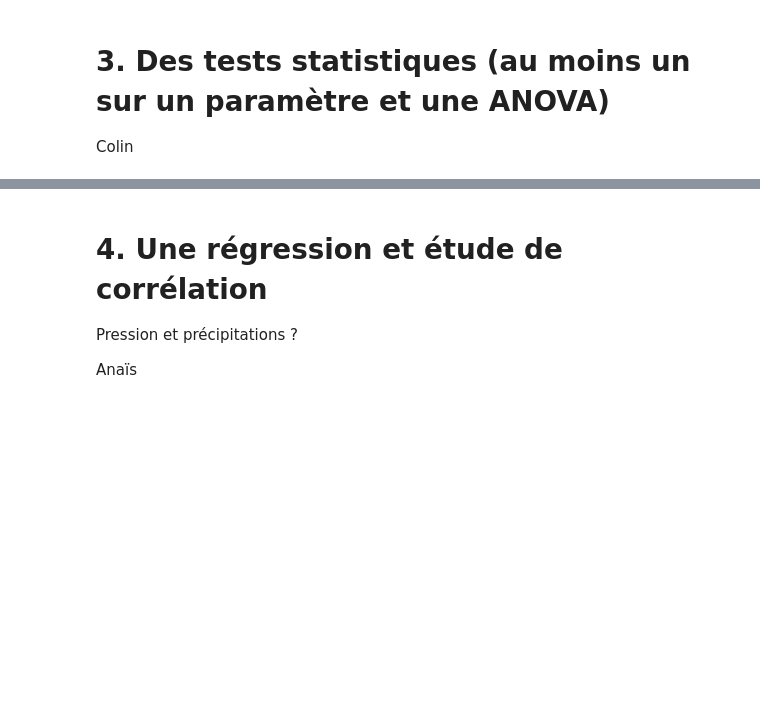
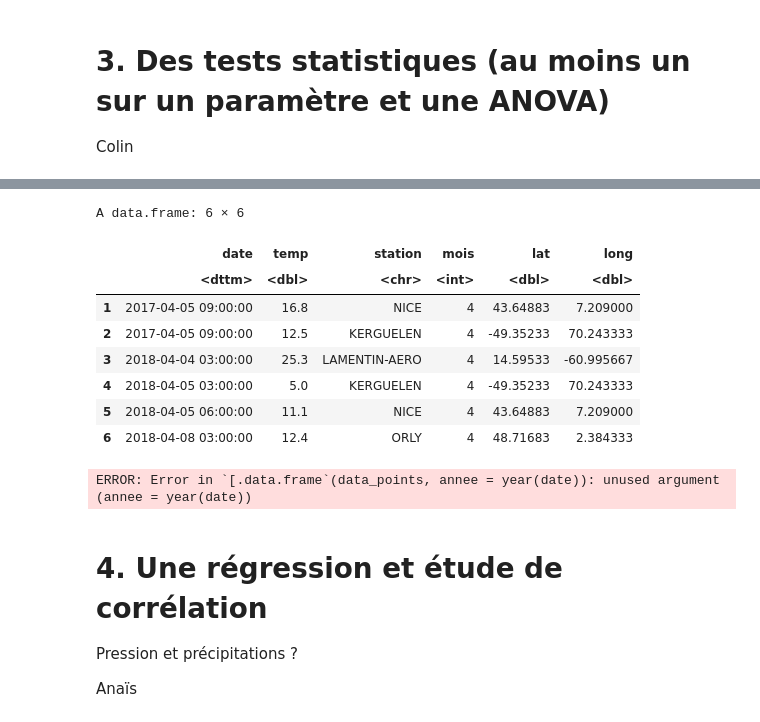
Before and after one commit to sourdevalthibault/BE-statistics-meteo, a Jupyter notebook: BE_meteo.ipynb, the cells around one changed output, grey strips where cells are left out. Drawn from its saved outputs; the diff is of its cells as text; code cells hidden in the pictures; blank space fills up the shorter version.

```diff
--- a/BE_meteo.ipynb
+++ b/BE_meteo.ipynb
@@ -415,3 +521,33 @@ Colin
+# %%
+
+#On extrait les données utiles du dataset
+data_points <- data.frame(
+  date = dataset_meteo$Date,
+  temp = dataset_meteo$'Température (°C)',
+  station = dataset_meteo$Nom,
+  mois = dataset_meteo$mois_de_l_annee,
+  lat = dataset_meteo$Latitude,
+  long = dataset_meteo$Longitude
+)
+
+head(data_points)
+
+#on filtre le dataset pour avoir les données voulues et calculer la moyenne de température
+data_points <- data_points[annee = year(date)]
+data_points <- data_points %>%
+  group_by(annee) %>%
+  summarise(temp_moy = mean(temp, na.rm = TRUE), .groups = "drop")
+# %% [output]
+A data.frame: 6 × 6
+|  | date | temp | station | mois | lat | long |
+|  | <dttm> | <dbl> | <chr> | <int> | <dbl> | <dbl> |
+| 1 | 2017-04-05 09:00:00 | 16.8 | NICE | 4 | 43.64883 | 7.209000 |
+| 2 | 2017-04-05 09:00:00 | 12.5 | KERGUELEN | 4 | -49.35233 | 70.243333 |
+| 3 | 2018-04-04 03:00:00 | 25.3 | LAMENTIN-AERO | 4 | 14.59533 | -60.995667 |
+| 4 | 2018-04-05 03:00:00 | 5.0 | KERGUELEN | 4 | -49.35233 | 70.243333 |
+| 5 | 2018-04-05 06:00:00 | 11.1 | NICE | 4 | 43.64883 | 7.209000 |
+| 6 | 2018-04-08 03:00:00 | 12.4 | ORLY | 4 | 48.71683 | 2.384333 |
+ERROR: Error in `[.data.frame`(data_points, annee = year(date)): unused argument (annee = year(date))
 # %% [markdown]
 # 4. Une régression et étude de corrélation
 
```
Also changed, not shown: parts of 14 cells of this notebook.
